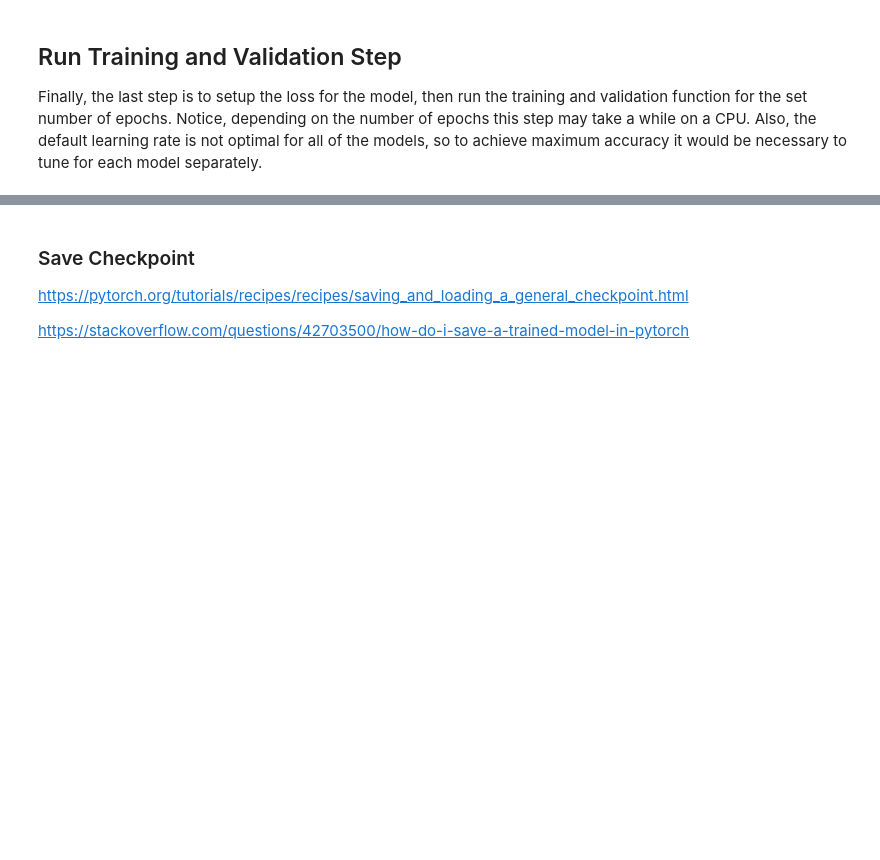
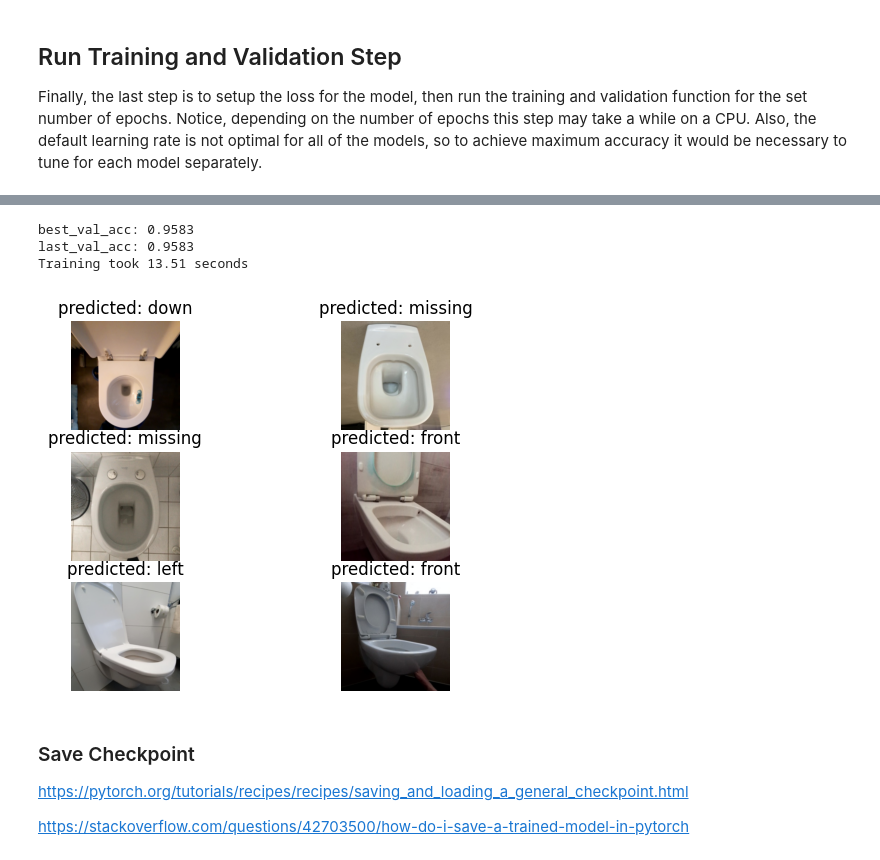
Before and after one commit to LaserBorg/ClassiFiTune, a Jupyter notebook: finetuning.ipynb, the cells around one changed output, grey strips where cells are left out. Cells and saved outputs as stored; diff of their text form; code cells hidden in the pictures; blank space fills up the shorter version.

Commit message:
training and inference optimized

```diff
--- a/finetuning.ipynb
+++ b/finetuning.ipynb
@@ -59,15 +59,19 @@ copy_dataset=True
 dloader_workers = 6
 
 # Number of classes in the dataset
-num_classes = 6   # TODO: len(image_datasets['train'].classes)
+num_classes = 6   # TODO: len(image_datasets['train'].classes) or from folders
 
 
 model_list =    ["resnet18", "resnet50", "alexnet", "vgg11_bn", "squeezenet", "densenet121", "inception_v3", "mobilenet_v2",
                 "mobilenet_v3_large", "regnet_y_16gf", "efficientnet_v2_s", "efficientnet_v2_m", "convnext_base", "swin_v2_b"]
 
-model_name = "mobilenet_v3_large"
+model_type = "mobilenet_v3_large"
 
-checkpoint_path = f"checkpoint/{model_name}.pt"
+model_name = "photo-sanitizer-v02"
+checkpoints_dir = "checkpoints/"
+checkpoint_path = os.path.join(checkpoints_dir, model_name + ".pt")
+
+add_softmax = True
 
 device = torch.device("cuda:0" if torch.cuda.is_available() else "cpu")
 
@@ -75,7 +79,7 @@ device = torch.device("cuda:0" if torch.cuda.is_available() else "cpu")
 batch_size = 20
 
 # Number of epochs to train for
-num_epochs = 25
+num_epochs = 3
 
 learning_rate = 1e-4
 
@@ -83,13 +87,13 @@ learning_rate = 1e-4
 train_deep = True
 
 # ImageNet Constants
-mean = [0.485, 0.456, 0.406]
-std =  [0.229, 0.224, 0.225]
+mean = np.array([0.485, 0.456, 0.406])  # [0.485, 0.456, 0.406]
+std =  np.array([0.229, 0.224, 0.225])  # [0.229, 0.224, 0.225]
 
 
-# check if model_name exists
-if not model_name in model_list:
-    print(f"ERROR: model {model_name} unknown!")
+# check if model_type exists
+if not model_type in model_list:
+    print(f"ERROR: model {model_type} unknown!")
 # %% [markdown]
 ### Split Dataset
 # %%
@@ -114,7 +118,4 @@ Helper Functions
 initialize model:
 # %%
 # Initialize the model for this run
-model, input_size = initialize_model(model_name, num_classes, train_deep)
-
-# print(model)
-print(input_size)
+model, input_size = initialize_model(model_type, num_classes, train_deep, add_softmax=add_softmax)
@@ -136,0 +124,8 @@ def imshow(inp, title=None):
+# %%
+def convert_tensor_to_array(image, idx=0):
+    # from libs.dataset_utils import convert_image_to_cv
+    # img = convert_image_to_cv(image, RGB2BGR=False, normalized=True)
+
+    img = image.cpu().data[idx].numpy().transpose((1, 2, 0))        # [-1 |  1 ]
+    img = np.clip((std * img + mean)*255, 0, 255).astype(np.uint8)  # [ 0 | 255]
+    return img
@@ -164,7 +175,7 @@ print("class_names:", class_names)
 # %% [output]
 class_names: ['background', 'down', 'front', 'left', 'missing', 'up']
 # %%
-def visualize_model(model, num_images=6):
+def visualize_model(model, device=device, num_images=6):
     was_training = model.training
     model.eval()
     images_so_far = 0
@@ -184,15 +195,13 @@ def visualize_model(model, num_images=6):
                 ax.axis('off')
                 ax.set_title('predicted: {}'.format(class_names[preds[j]]))
 
-                img = inputs.cpu().data[j] / 2
-                img = img.swapaxes(0, 1)
-                img = img.swapaxes(1, 2)
-
+                img = convert_tensor_to_array(inputs, idx=j)
                 plt.imshow(img)
 
                 if images_so_far == num_images:
                     model.train(mode=was_training)
                     return
+
         model.train(mode=was_training)
 # %% [markdown]
 Create the Optimizer
@@ -259,5 +288,19 @@ print(float(hist[-1]))
+# %%
+best_val_acc = round(float(max(hist)), 4)
+last_val_acc = round(float(hist[-1]), 4)
+
+print("best_val_acc:", best_val_acc)
+print("last_val_acc:", last_val_acc)
+
+print(f"Training took {training_duration:.2f} seconds")
+# %% [output]
+best_val_acc: 0.9583
+last_val_acc: 0.9583
+Training took 13.51 seconds
 # %%
-visualize_model(model)
+visualize_model(model, device=device)
+# %% [output]
+[figure, added]
 # %% [markdown]
 ### Save Checkpoint
 https://pytorch.org/tutorials/recipes/recipes/saving_and_loading_a_general_checkpoint.html
```
Also changed, not shown: parts of 19 cells of this notebook, 6 other files.
